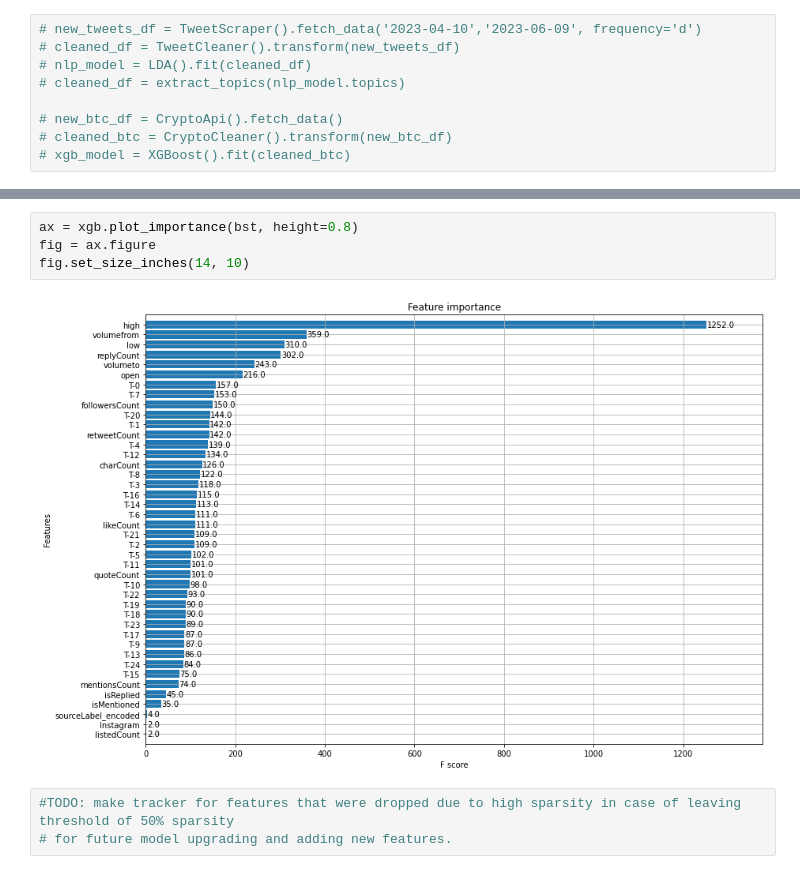
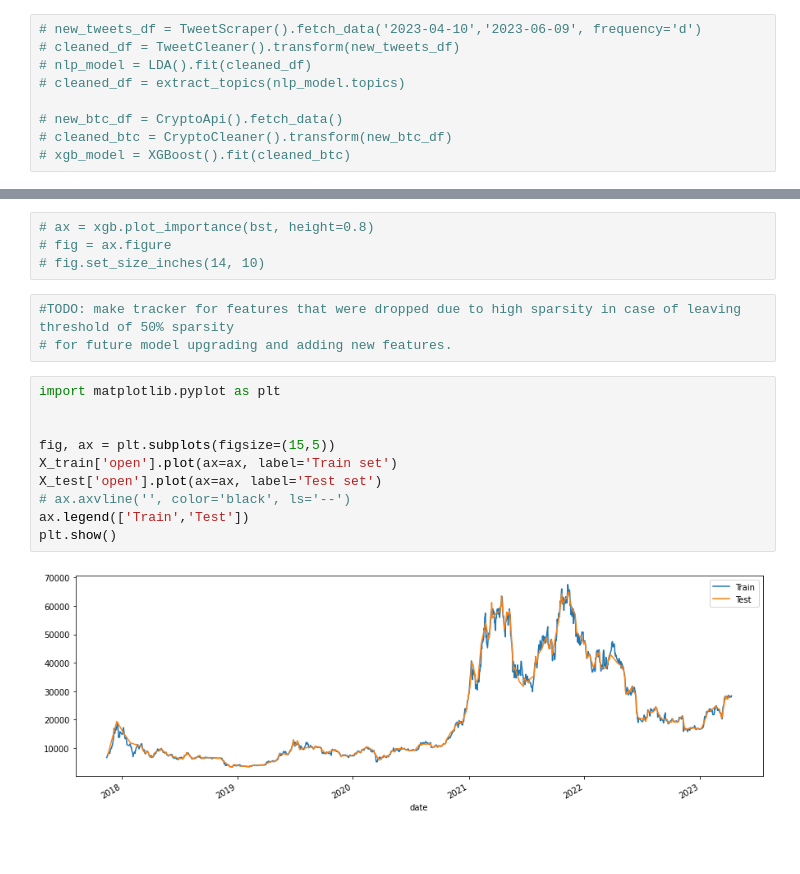
Before and after one commit to Mierva/ElonsCryptoEffect, a Jupyter notebook: main.ipynb, the cells around one changed output, grey strips where cells are left out. Drawn from its saved outputs; the diff is of its cells as text; blank space fills up the shorter version.

```diff
--- a/main.ipynb
+++ b/main.ipynb
@@ -208,9 +140,19 @@ bst = xgb.train(param, dtrain, num_round, evals=evallist)
 # %%
-ax = xgb.plot_importance(bst, height=0.8)
-fig = ax.figure
-fig.set_size_inches(14, 10)
+# ax = xgb.plot_importance(bst, height=0.8)
+# fig = ax.figure
+# fig.set_size_inches(14, 10)
-# %% [output]
-[figure, removed]
 # %%
 #TODO: make tracker for features that were dropped due to high sparsity in case of leaving threshold of 50% sparsity
 # for future model upgrading and adding new features.
+# %%
+import matplotlib.pyplot as plt
+
+
+fig, ax = plt.subplots(figsize=(15,5))
+X_train['open'].plot(ax=ax, label='Train set')
+X_test['open'].plot(ax=ax, label='Test set')
+# ax.axvline('', color='black', ls='--')
+ax.legend(['Train','Test'])
+plt.show()
+# %% [output]
+[figure, added]
```
Also changed, not shown: parts of 17 cells of this notebook, 6 other files.
